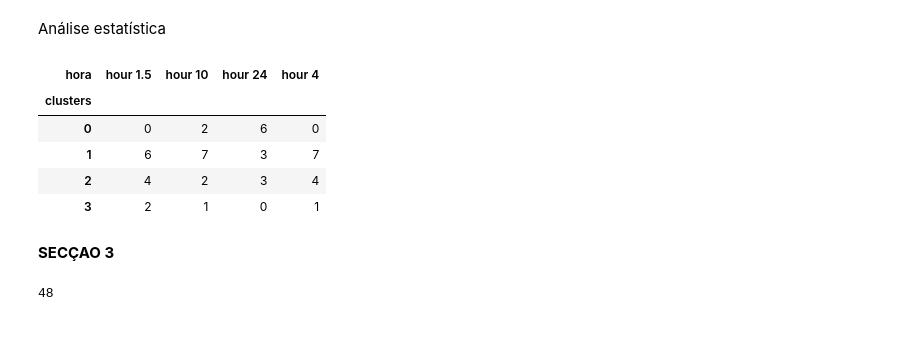
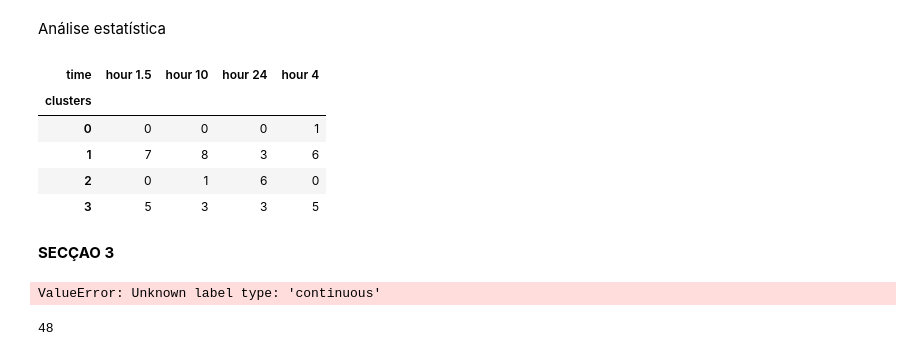
Before and after one commit to monicaccmartins/Bioinformatica, a Jupyter notebook: Bionf - projeto/PROJETO.ipynb, the cells around one changed output. Saved outputs shown, nothing was run; the diff lists cells and outputs as text; code cells hidden in the pictures.

```diff
--- a/Bionf - projeto/teste_datasets.ipynb
+++ b/Bionf - projeto/PROJETO.ipynb
@@ -133,8 +142,7 @@ Uma vez que os meta-dados possuem quatro variáveis ("sample", "individual", "ti
 # %%
 n=48                                                                # existem 48 amostras para proceder à análise
 pca = PCA(n_components=n)
-pca.fit(data_scale)                                                           # media e desvio
-x_reduced = pca.transform(data_scale)                                         # escala
+x_reduced = pca.fit(data_scale).transform(data_scale)                                                       # media e desvio                                         # escala
 print (pca.explained_variance_ratio_)
 print(sum(pca.explained_variance_ratio_[:41]))                          # 90% da variabilidade
 
@@ -174,21 +190,19 @@ print(descricao.iloc[3][1])
 # %% [markdown]
 Análise estatística
 # %%
-from sklearn.cluster import KMeans
-
 k=4
 kmeans = KMeans(n_clusters=k, max_iter=1000)
 kmeans.fit(data_scale)
 labels = kmeans.labels_
 centroids = kmeans.cluster_centers_
 
-pd.crosstab(labels, data['hora'], rownames=['clusters'] )
+pd.crosstab(labels, meta['time'], rownames=['clusters'] )
 # %% [output]
-| hora | hour 1.5 | hour 10 | hour 24 | hour 4 |
+| time | hour 1.5 | hour 10 | hour 24 | hour 4 |
 | clusters |  |  |  |  |
-| 0 | 0 | 2 | 6 | 0 |
-| 1 | 6 | 7 | 3 | 7 |
-| 2 | 4 | 2 | 3 | 4 |
-| 3 | 2 | 1 | 0 | 1 |
+| 0 | 0 | 0 | 0 | 1 |
+| 1 | 7 | 8 | 3 | 6 |
+| 2 | 0 | 1 | 6 | 0 |
+| 3 | 5 | 3 | 3 | 5 |
 # %% [markdown]
 **SECÇAO 3**
@@ -195,3 +220,17 @@ pd.crosstab(labels, data['hora'], rownames=['clusters'] )
+# %%
+from sklearn.model_selection import train_test_split
+random_state = 12
+X = data.iloc[:,:-1]
+y = data.iloc[:,-1]
+X_train, X_test, y_train, y_test = \
+    train_test_split(X, y,
+                     test_size=0.3,
+                     shuffle=True,
+                     random_state=random_state)
+# train the model using the PCA components
+log_regress_model.fit(X_train,y_train)
+# %% [output]
+ValueError: Unknown label type: 'continuous'
 # %%
 input_data = data.values
 output_data = meta['time'].values
```
Also changed, not shown: parts of 22 cells of this notebook.
